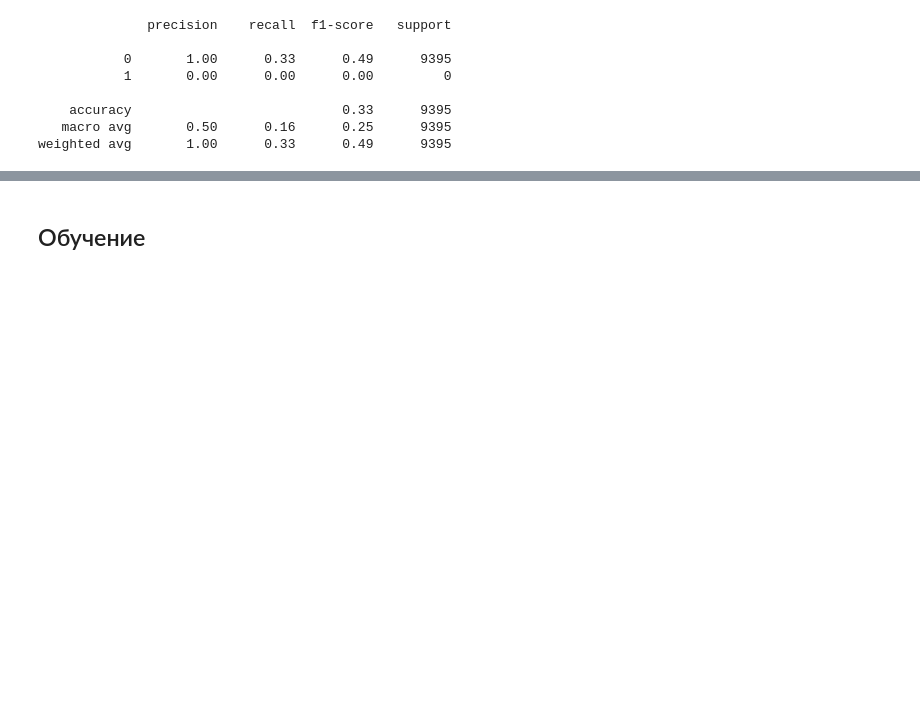
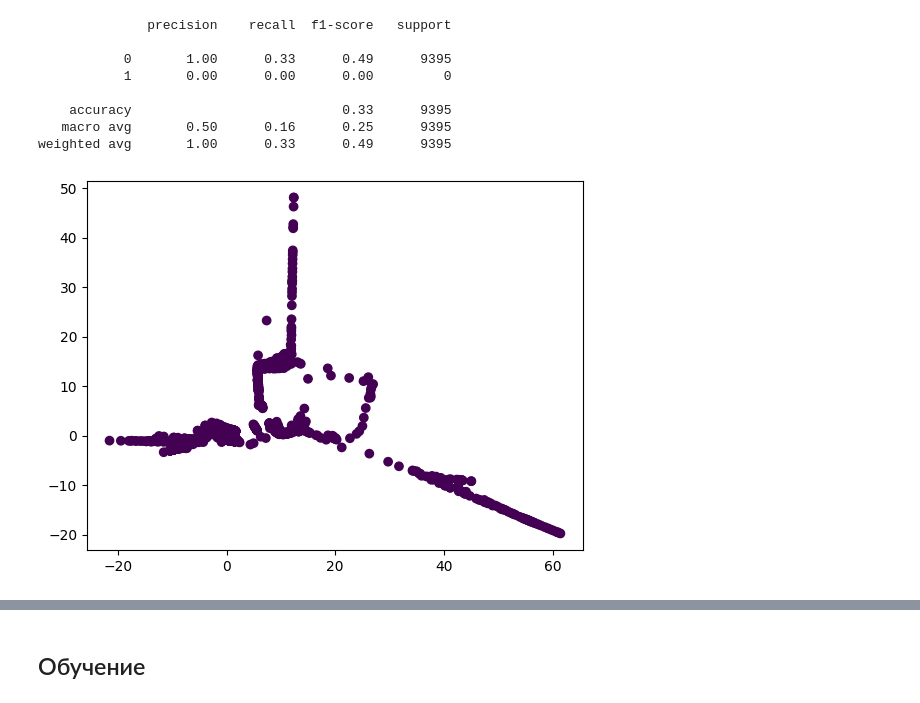
Before and after one commit to ValikovaLiza/ML, a Jupyter notebook: Лаба9.ipynb, the cells around one changed output, grey strips where cells are left out. Drawn from its saved outputs; the diff is of its cells as text; code cells hidden in the pictures; blank space fills up the shorter version.

```diff
--- a/Лаба9.ipynb
+++ b/Лаба9.ipynb
@@ -46,5 +46,3 @@ data.head()
 | 4 | 1654733335 | 20.059 | 54.69 | 0.0 | 400.0 | 12403.0 | 18921 | 939.744 | ... |
 # %%
 data = data.sort_values(by='Fire Alarm', ascending=False)
-data = data[:(data[data['Fire Alarm'] == 1].shape[0]*2)]
-data.shape
@@ -289,9 +273,11 @@ test(X_tsne, y)
 weighted avg       1.00      0.33      0.49      9395
 # %%
 isomap = Isomap(n_components=2)
-X_isomap = isomap.fit_transform(X_scaled)
+X_isomap = isomap.fit_transform(X_scaled[:10000])
 # %%
-plt.scatter(X_isomap[:,0], X_isomap[:,1], c=y);
+plt.scatter(X_isomap[:,0], X_isomap[:,1], c=y[:10000]);
+# %% [output]
+[figure, added]
 # %%
 kmeans = KMeans(n_clusters=8).fit(X_tsne)
 plt.scatter(X_tsne[:,0], X_tsne[:,1], c=kmeans.labels_)
```
Also changed, not shown: parts of 4 cells of this notebook.
